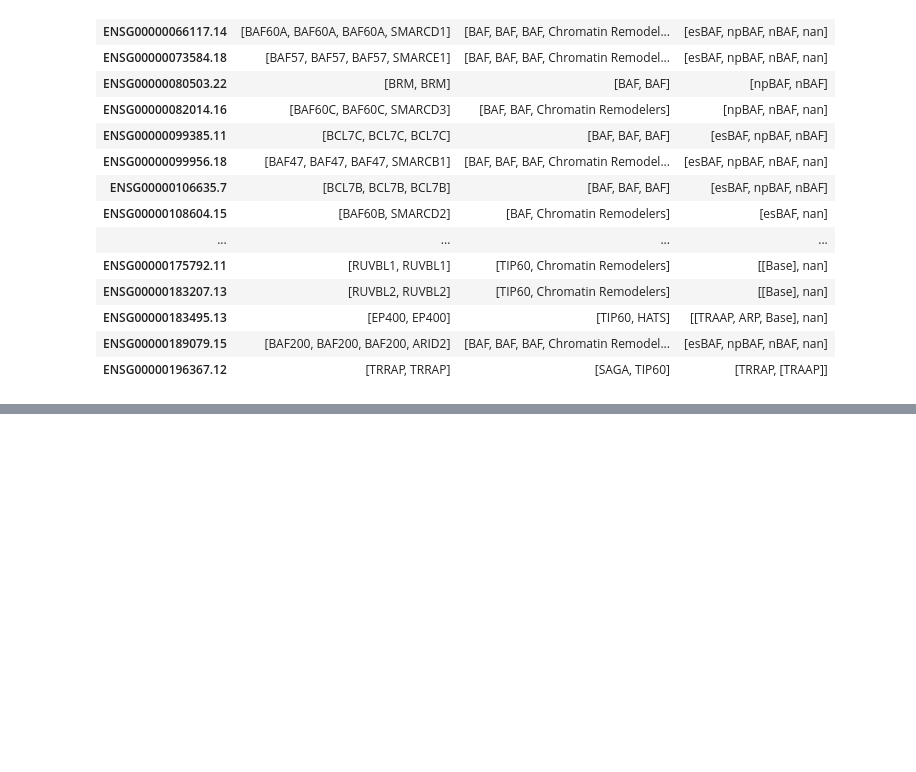
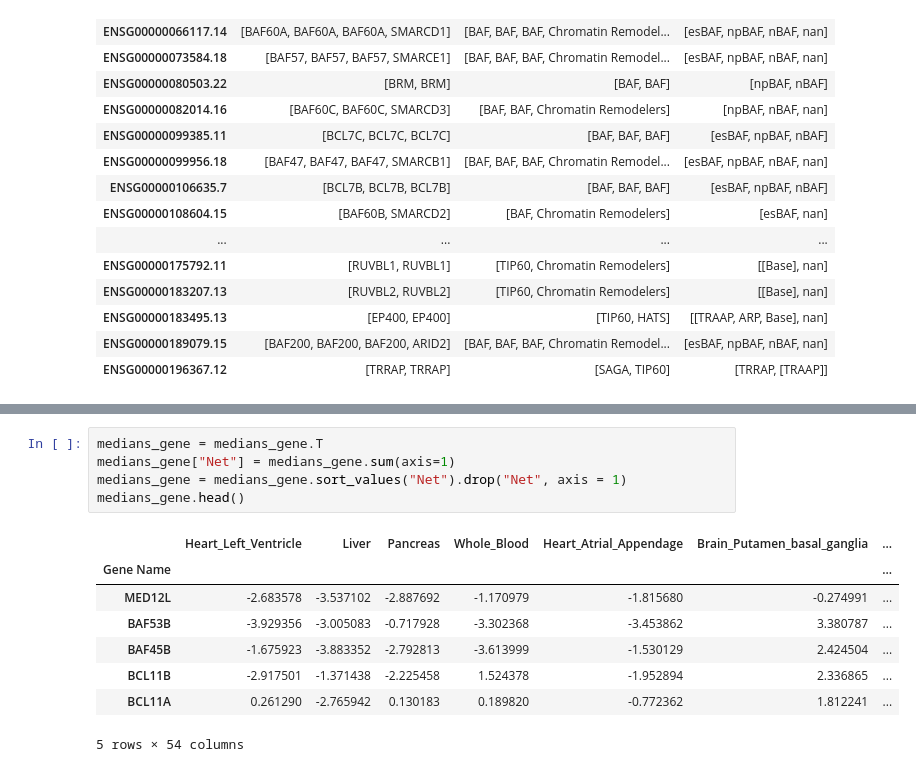
Before and after one commit to kinseylong/StallerRotation, a Jupyter notebook: cofactor_complexes/cofactor_analysis.ipynb, the cells around one changed output, grey strips where cells are left out. Drawn from its saved outputs; the diff is of its cells as text; blank space fills up the shorter version.

```diff
--- a/cofactor_complexes/cofactor_analysis.ipynb
+++ b/cofactor_complexes/cofactor_analysis.ipynb
@@ -119,0 +92,14 @@ sns.heatmap()
+# %%
+medians_gene = medians_gene.T
+medians_gene["Net"] = medians_gene.sum(axis=1)
+medians_gene = medians_gene.sort_values("Net").drop("Net", axis = 1)
+medians_gene.head()
+# %% [output]
+|  | Heart_Left_Ventricle | Liver | Pancreas | Whole_Blood | Heart_Atrial_Appendage | Brain_Putamen_basal_ganglia | ... |
+| Gene Name |  |  |  |  |  |  | ... |
+| MED12L | -2.683578 | -3.537102 | -2.887692 | -1.170979 | -1.815680 | -0.274991 | ... |
+| BAF53B | -3.929356 | -3.005083 | -0.717928 | -3.302368 | -3.453862 | 3.380787 | ... |
+| BAF45B | -1.675923 | -3.883352 | -2.792813 | -3.613999 | -1.530129 | 2.424504 | ... |
+| BCL11B | -2.917501 | -1.371438 | -2.225458 | 1.524378 | -1.952894 | 2.336865 | ... |
+| BCL11A | 0.261290 | -2.765942 | 0.130183 | 0.189820 | -0.772362 | 1.812241 | ... |
+5 rows × 54 columns
```
Also changed, not shown: parts of 15 cells of this notebook, 1 other file.
